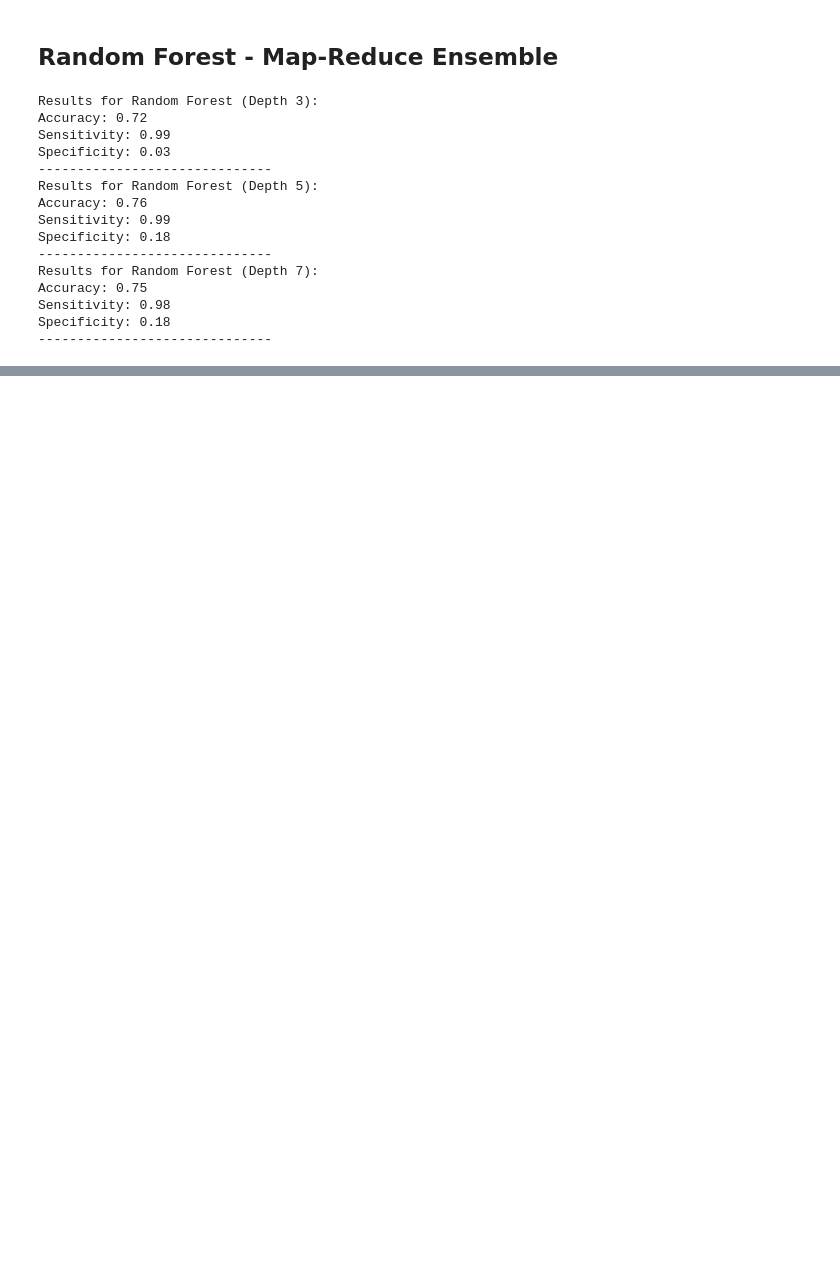
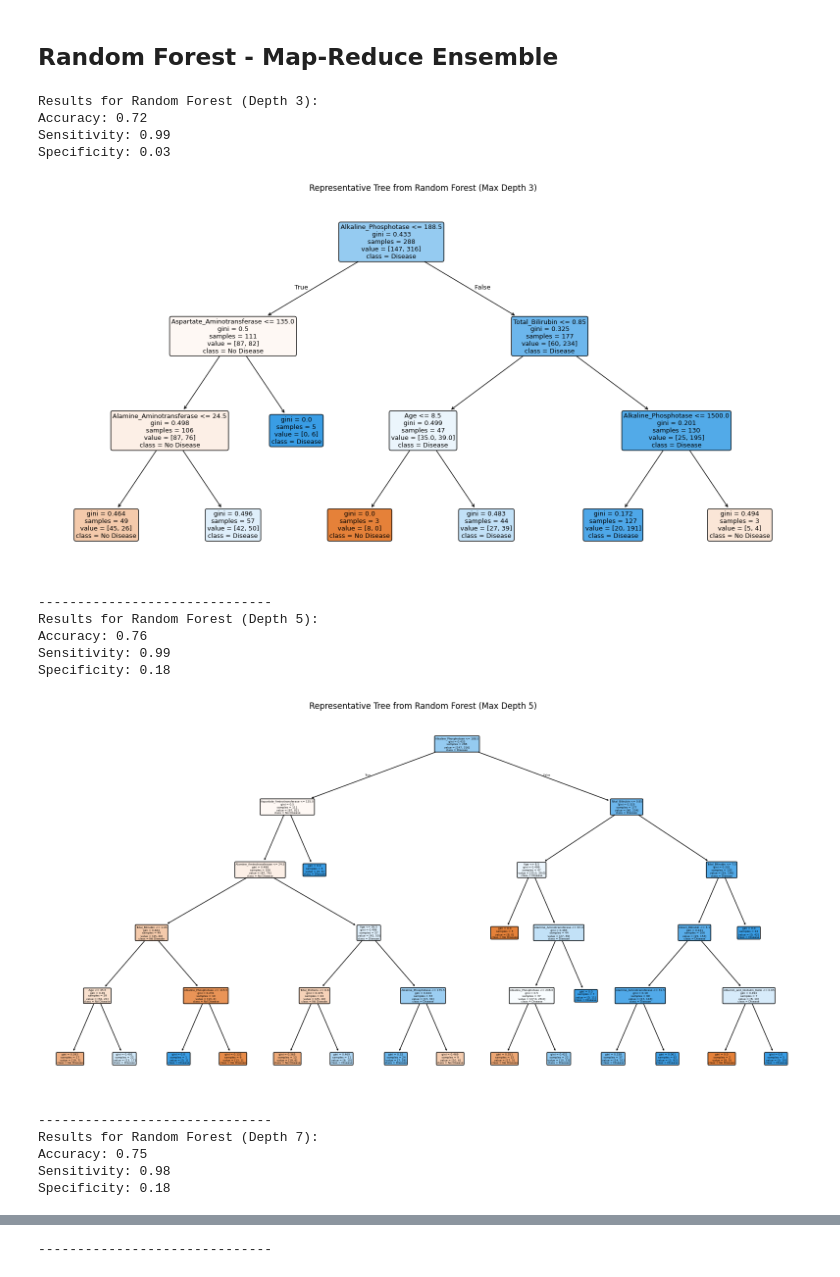
Before and after one commit to yeokj/cs377-artificial-intelligence, a Jupyter notebook: liver_disease_prediction/notebook/liver_date.ipynb, the cells around one changed output, grey strips where cells are left out. Cells and saved outputs as stored; diff of their text form; code cells hidden in the pictures; blank space fills up the shorter version.

```diff
--- a/liver_disease_prediction/notebook/liver_date.ipynb
+++ b/liver_disease_prediction/notebook/liver_date.ipynb
@@ -229,44 +229,56 @@ Specificity: 0.09
 # %%
 from sklearn.ensemble import RandomForestClassifier
 
 depths = [3, 5, 7]
 
 for d in depths:
-    # 1. Initialize and Train
+    # Initialize and Train
     rf = RandomForestClassifier(n_estimators=100, max_depth=d, random_state=42)
     rf.fit(X_train, y_train.values.ravel())
 
-    # 2. Predict
+    # Predict
     y_pred_rf = rf.predict(X_test)
 
-    # 3. Calculate metrics here...
+    # Calculated metrics for each depth level
     print(f"Results for Random Forest (Depth {d}):")
 
     rf_accuracy = accuracy_score(y_test, y_pred_rf)
     print(f"Accuracy: {rf_accuracy:.2f}")
 
     rf_sensitivity = recall_score(y_test, y_pred_rf)
     print(f"Sensitivity: {rf_sensitivity:.2f}")
 
     rf_tn, rf_fp, rf_fn, rf_tp = confusion_matrix(y_test, y_pred_rf).ravel()
     rf_specificity = rf_tn / (rf_tn + rf_fp)
 
     print(f"Specificity: {rf_specificity:.2f}")
 
+    # Visualize tree of this forest
+    plt.figure(figsize=(20, 10))
+    plot_tree(rf.estimators_[0],
+              feature_names=feature,
+              class_names=['No Disease', 'Disease'],
+              filled=True,
+              rounded=True,
+              max_depth=d)
+    plt.title(f"Representative Tree from Random Forest (Max Depth {d})")
+    plt.show()
+
     print("-" * 30)
 # %% [output]
 Results for Random Forest (Depth 3):
 Accuracy: 0.72
 Sensitivity: 0.99
 Specificity: 0.03
-------------------------------
-Results for Random Forest (Depth 5):
-Accuracy: 0.76
-Sensitivity: 0.99
-Specificity: 0.18
-------------------------------
-Results for Random Forest (Depth 7):
-Accuracy: 0.75
-Sensitivity: 0.98
-Specificity: 0.18
-------------------------------
+[figure, added]
+------------------------------
+Results for Random Forest (Depth 5):
+Accuracy: 0.76
+Sensitivity: 0.99
+Specificity: 0.18
+[figure, added]
+------------------------------
+Results for Random Forest (Depth 7):
+Accuracy: 0.75
+Sensitivity: 0.98
+Specificity: 0.18
@@ -272,0 +286 @@ Specificity: 0.18
+------------------------------
```
Also changed, not shown: parts of 3 cells of this notebook.
